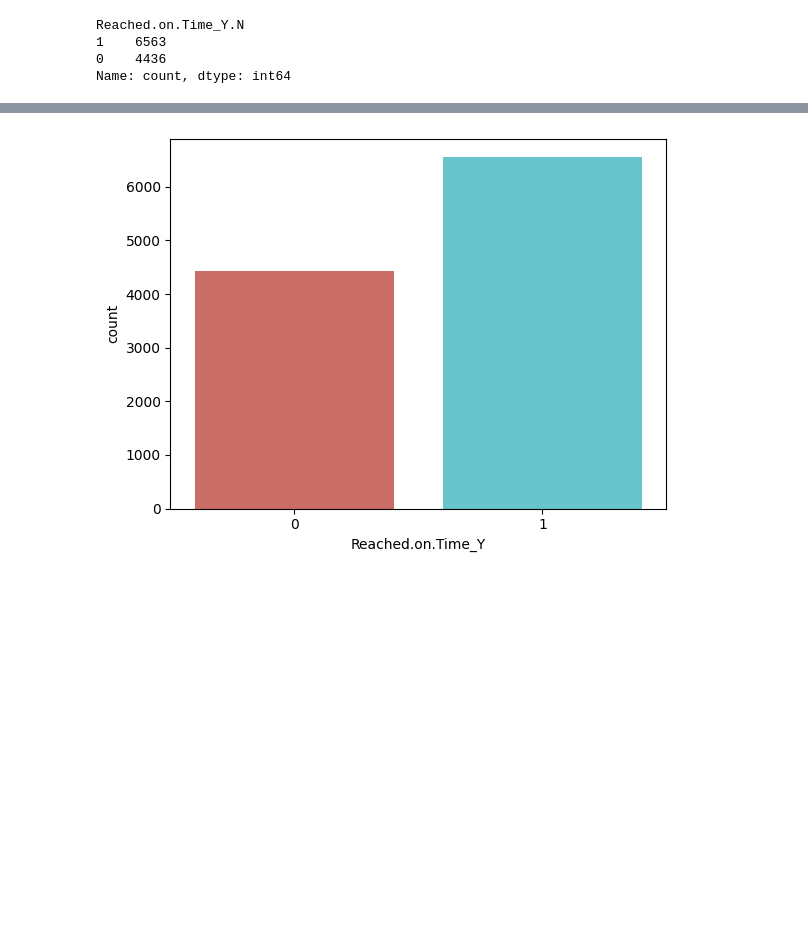
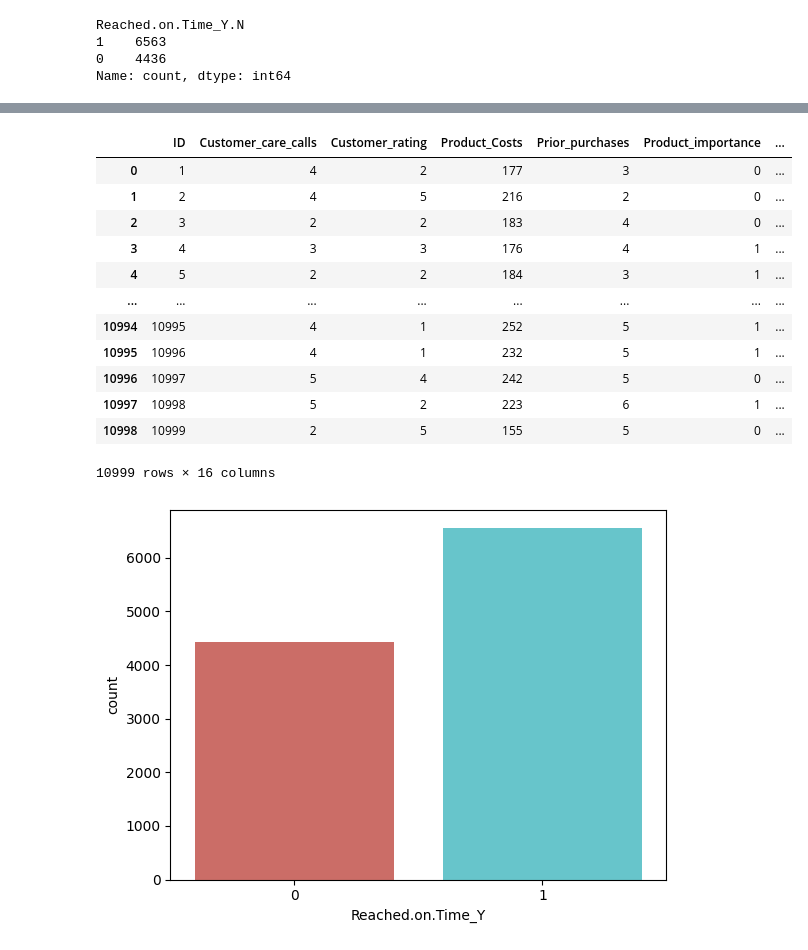
Before and after one commit to OmniControll/Shipping-On-Time-Analysis, a Jupyter notebook: preprocessing.ipynb, the cells around one changed output, grey strips where cells are left out. Saved outputs shown, nothing was run; the diff lists cells and outputs as text; code cells hidden in the pictures; blank space fills up the shorter version.

```diff
--- a/preprocessing.ipynb
+++ b/preprocessing.ipynb
@@ -87,3 +137,19 @@ df = df.drop('Reached.on.Time_N', axis=1)
+# %%
+display(df)
+# %% [output]
+|  | ID | Customer_care_calls | Customer_rating | Product_Costs | Prior_purchases | Product_importance | ... |
+| 0 | 1 | 4 | 2 | 177 | 3 | 0 | ... |
+| 1 | 2 | 4 | 5 | 216 | 2 | 0 | ... |
+| 2 | 3 | 2 | 2 | 183 | 4 | 0 | ... |
+| 3 | 4 | 3 | 3 | 176 | 4 | 1 | ... |
+| 4 | 5 | 2 | 2 | 184 | 3 | 1 | ... |
+| ... | ... | ... | ... | ... | ... | ... | ... |
+| 10994 | 10995 | 4 | 1 | 252 | 5 | 1 | ... |
+| 10995 | 10996 | 4 | 1 | 232 | 5 | 1 | ... |
+| 10996 | 10997 | 5 | 4 | 242 | 5 | 0 | ... |
+| 10997 | 10998 | 5 | 2 | 223 | 6 | 1 | ... |
+| 10998 | 10999 | 2 | 5 | 155 | 5 | 0 | ... |
+10999 rows × 16 columns
 # %%
 # Check for the distribution of the target variable in visual form with split columns
 sns.countplot(x='Reached.on.Time_Y', data=df, palette='hls')
```
Also changed, not shown: parts of 12 cells of this notebook.
